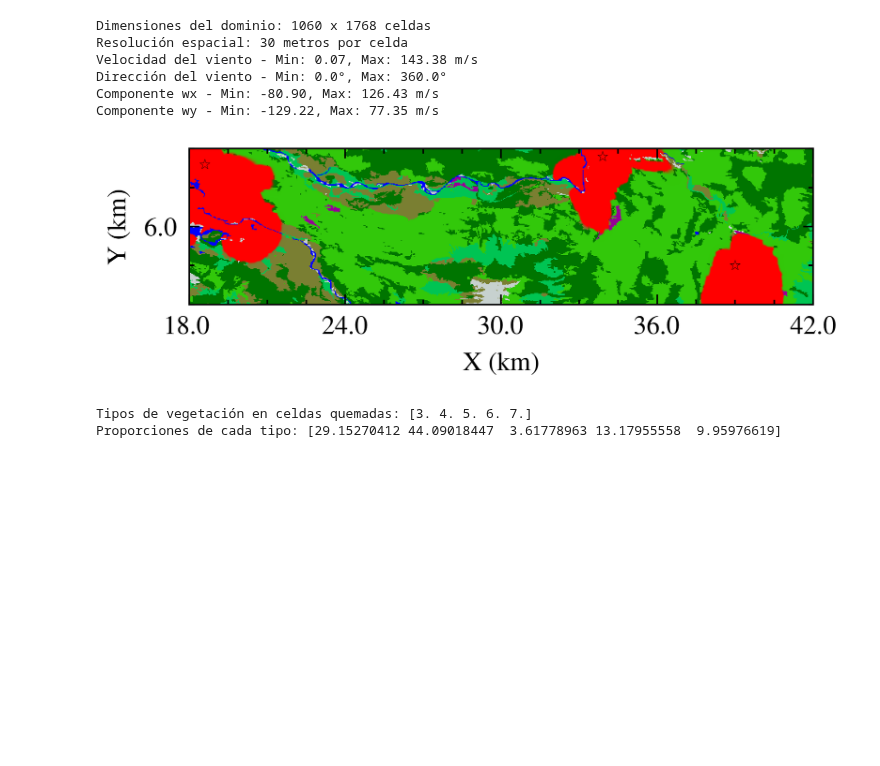
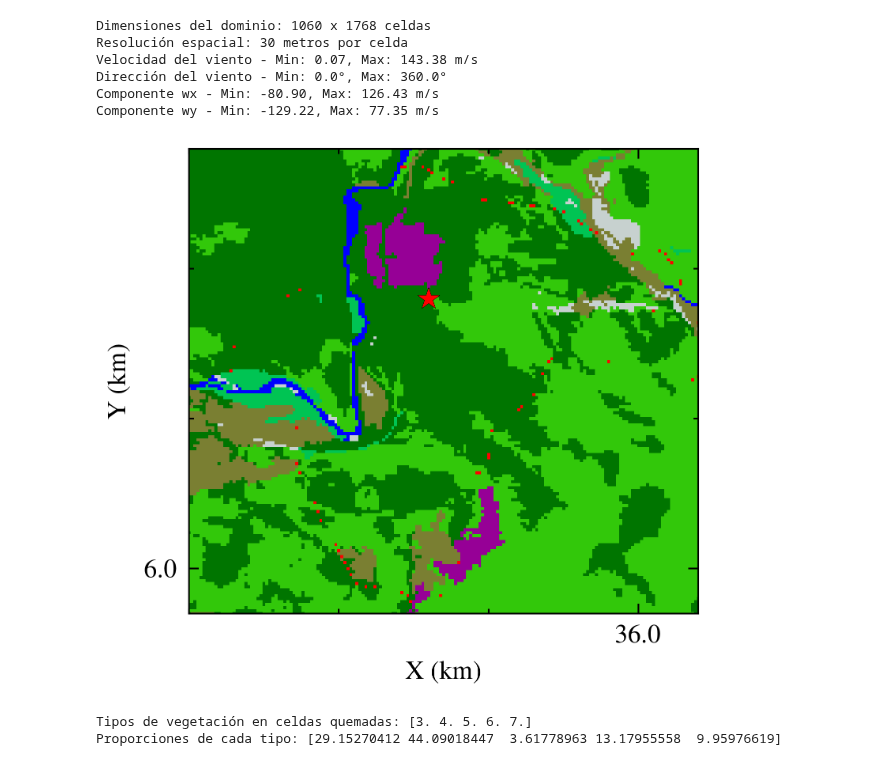
Before and after one commit to Maestria-Incendios-Forestales-2024-2025/Incendios-Genetico-PINNs, a Jupyter notebook: visualizacion_incendios.ipynb, the cells around one changed output. Cells and saved outputs as stored; diff of their text form; code cells hidden in the pictures; blank space fills up the shorter version.

```diff
--- a/visualizacion_incendios.ipynb
+++ b/visualizacion_incendios.ipynb
@@ -103,10 +103,11 @@ import scienceplots
 R_bootstrap = np.squeeze(np.load("R_bootstrap_3.npy"))
 R_referencia = np.squeeze(np.load("R_referencia_3.npy"))
 
+R_bootstrap = np.where(R_bootstrap > 0.001, 1, 0)
+R_referencia = np.where(R_referencia > 0.001, 1, 0)
+
 R_diferencia = np.abs(R_bootstrap - R_referencia)
 # R_np = np.squeeze(np.load("R_prueba_2.npy"))
-
-
 
 plt.style.use(['science', 'ieee'])
 
@@ -114,7 +115,7 @@ plt.style.use(['science', 'ieee'])
 fig, ax = plt.subplots()
 
 # Mostrar el mapa de vegetación como fondo
-terrain_rgb = (1 - np.clip(2*R_bootstrap[..., None], 0, 1)) * vegetation + np.clip(2*R_bootstrap[..., None], 0, 1) * np.array([1.0, 0.0, 0.0])
+terrain_rgb = (1 - np.clip(10*R_diferencia[..., None], 0, 1)) * vegetation + np.clip(10*R_diferencia[..., None], 0, 1) * np.array([1.0, 0.0, 0.0])
 im = ax.imshow(terrain_rgb, interpolation='nearest', origin='lower')
 
 # Configurar el espaciado para los vectores (reducir densidad para mejor visualización)
@@ -142,38 +143,38 @@ vientov_sub = vientov[::step, ::step]
 #                    width=0.002,  # Aumentar más el grosor de los vectores
 #                    headwidth=3,  # Aumentar el tamaño de las cabezas de flecha
 #                    headlength=4,  # Aumentar la longitud de las cabezas de flecha
 #                    headaxislength=3.5)  # Ajustar la longitud del eje de la cabeza
 
 x_ticks = np.arange(0, nx, 200)  # Cada 200 celdas en el eje X
 y_ticks = np.arange(0, ny, 200)  # Cada 200 celdas en el eje Y
 x_labels = (x_ticks * d) / 1000  # Convertir a kilómetros
 y_labels = (y_ticks * d) / 1000
 
 # Configurar ejes y etiquetas
 ax.set_xticks(x_ticks)
 ax.set_yticks(y_ticks)
 ax.set_xticklabels([f"{x:.1f}" for x in x_labels])
 ax.set_yticklabels([f"{y:.1f}" for y in y_labels])
 ax.set_xlabel("X (km)")
 ax.set_ylabel("Y (km)")
 
 # Agregar una leyenda de escala para los vectores
 # Crear un vector de referencia
 ref_speed = 10  # m/s
 # ax.quiverkey(quiver, 0.85, 0.95, ref_speed, f'{ref_speed} m/s',
             #  labelpos='E', coordinates='figure', fontproperties={'size': 10})
 
-# ax.scatter([1130, 1300, 620], [290, 150, 280], color='red', marker='*', s=10, edgecolors='black', linewidths=0.5)
-ax.scatter([1130, 1300, 620], [290, 150, 280], color='red', marker='*', s=10, edgecolors='black', linewidths=0.1)
+# ax.scatter([397], [604], color='red', marker='*', s=10, edgecolors='black', linewidths=0.5)
+ax.scatter([1130, 1300, 620], [290, 150, 280], color='red', marker='*', s=50, edgecolors='black', linewidths=0.1)
 
-plt.xlim(600, 1400)
-plt.ylim(100, 300)
+plt.xlim(1050, 1220)
+plt.ylim(185, 340)
 
 plt.tight_layout()
 # plt.savefig('second_difference_map.pdf', dpi=600, bbox_inches='tight')
 plt.show()
 # %% [output]
-[figure, old version]
+[figure, new version]
 # %%
 R_referencia_3 = np.squeeze(np.load("R_referencia_3.npy"))
 
```
Also changed, not shown: 2 other files.
